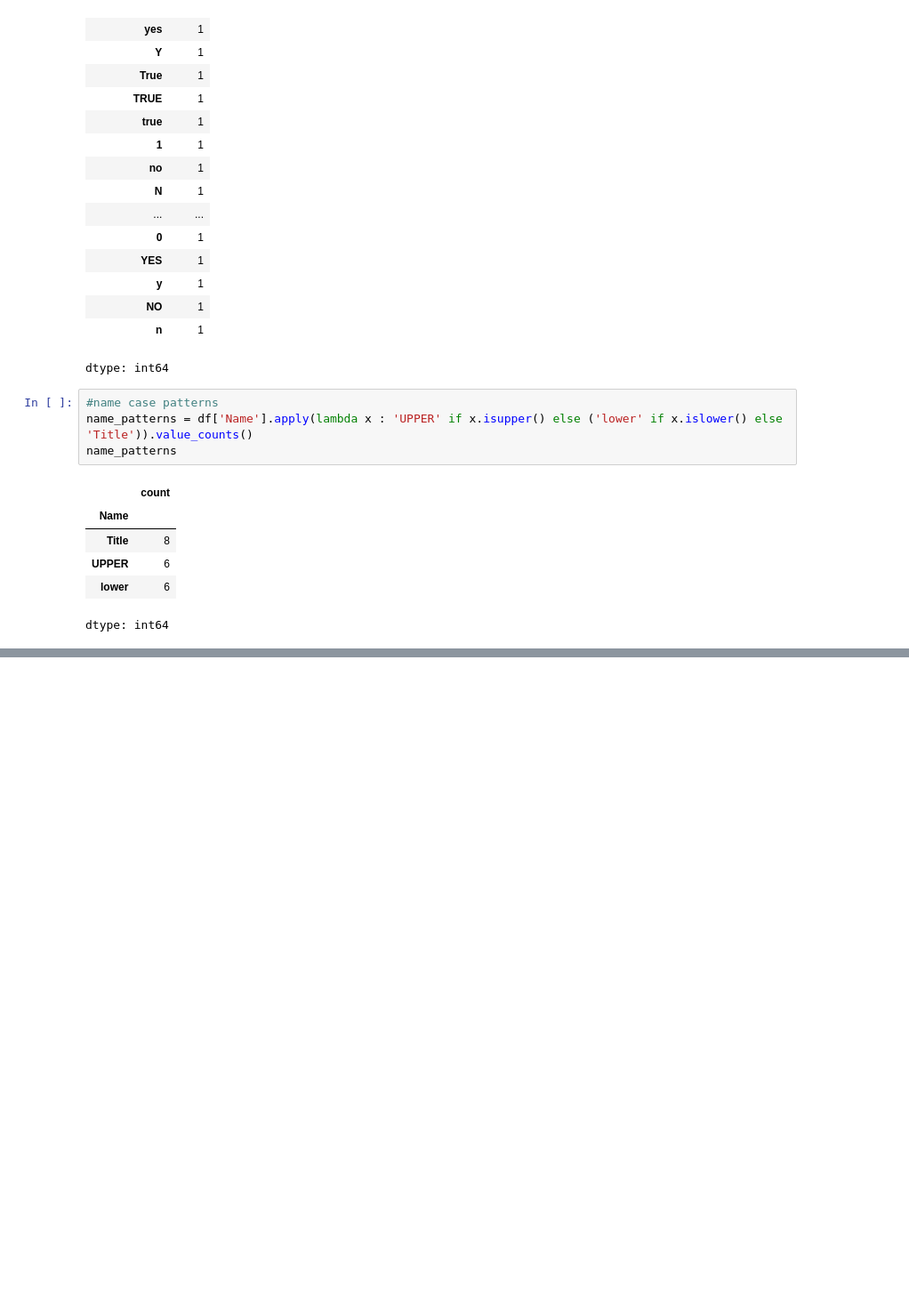
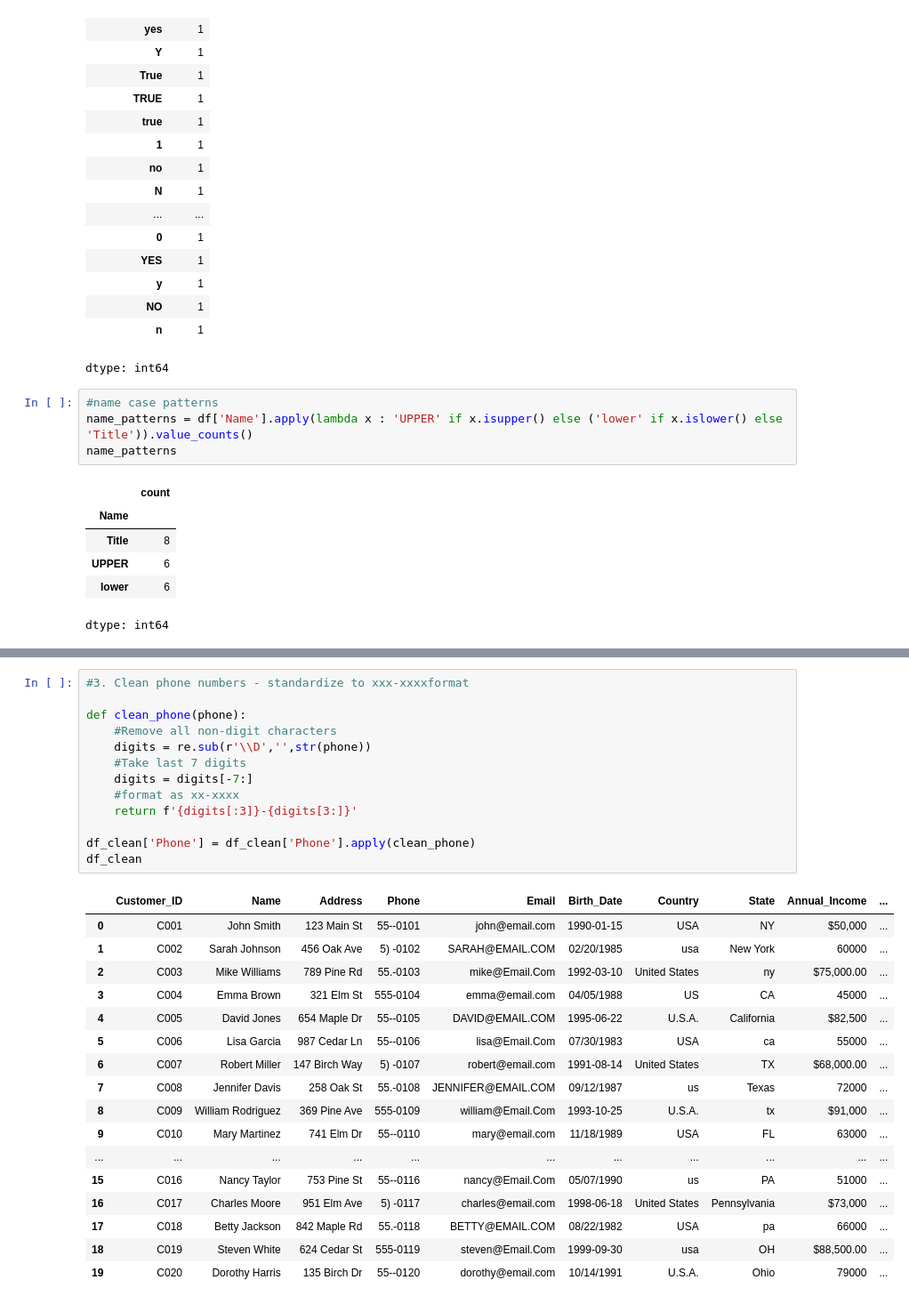
Before and after one commit to Swastika-Roy/Python-concepts, a Jupyter notebook: HandlingInconsistentData.ipynb, the cells around one changed output, grey strips where cells are left out. Shown at 89% size. Drawn from its saved outputs; the diff is of its cells as text; blank space fills up the shorter version.

```diff
--- a/HandlingInconsistentData.ipynb
+++ b/HandlingInconsistentData.ipynb
@@ -206,0 +265,31 @@ axes[1,1].grid(axis='x',alpha=0.3)
+# %%
+#3. Clean phone numbers - standardize to xxx-xxxxformat
+
+def clean_phone(phone):
+    #Remove all non-digit characters
+    digits = re.sub(r'\\D','',str(phone))
+    #Take last 7 digits
+    digits = digits[-7:]
+    #format as xx-xxxx
+    return f'{digits[:3]}-{digits[3:]}'
+
+df_clean['Phone'] = df_clean['Phone'].apply(clean_phone)
+df_clean
+# %% [output]
+|  | Customer_ID | Name | Address | Phone | Email | Birth_Date | Country | State | Annual_Income | ... |
+| 0 | C001 | John Smith | 123 Main St | 55--0101 | john@email.com | 1990-01-15 | USA | NY | $50,000 | ... |
+| 1 | C002 | Sarah Johnson | 456 Oak Ave | 5) -0102 | SARAH@EMAIL.COM | 02/20/1985 | usa | New York | 60000 | ... |
+| 2 | C003 | Mike Williams | 789 Pine Rd | 55.-0103 | mike@Email.Com | 1992-03-10 | United States | ny | $75,000.00 | ... |
+| 3 | C004 | Emma Brown | 321 Elm St | 555-0104 | emma@email.com | 04/05/1988 | US | CA | 45000 | ... |
+| 4 | C005 | David Jones | 654 Maple Dr | 55--0105 | DAVID@EMAIL.COM | 1995-06-22 | U.S.A. | California | $82,500 | ... |
+| 5 | C006 | Lisa Garcia | 987 Cedar Ln | 55--0106 | lisa@Email.Com | 07/30/1983 | USA | ca | 55000 | ... |
+| 6 | C007 | Robert Miller | 147 Birch Way | 5) -0107 | robert@email.com | 1991-08-14 | United States | TX | $68,000.00 | ... |
+| 7 | C008 | Jennifer Davis | 258 Oak St | 55.-0108 | JENNIFER@EMAIL.COM | 09/12/1987 | us | Texas | 72000 | ... |
+| 8 | C009 | William Rodriguez | 369 Pine Ave | 555-0109 | william@Email.Com | 1993-10-25 | U.S.A. | tx | $91,000 | ... |
+| 9 | C010 | Mary Martinez | 741 Elm Dr | 55--0110 | mary@email.com | 11/18/1989 | USA | FL | 63000 | ... |
+| ... | ... | ... | ... | ... | ... | ... | ... | ... | ... | ... |
+| 15 | C016 | Nancy Taylor | 753 Pine St | 55--0116 | nancy@Email.Com | 05/07/1990 | us | PA | 51000 | ... |
+| 16 | C017 | Charles Moore | 951 Elm Ave | 5) -0117 | charles@email.com | 1998-06-18 | United States | Pennsylvania | $73,000 | ... |
+| 17 | C018 | Betty Jackson | 842 Maple Rd | 55.-0118 | BETTY@EMAIL.COM | 08/22/1982 | USA | pa | 66000 | ... |
+| 18 | C019 | Steven White | 624 Cedar St | 555-0119 | steven@Email.Com | 1999-09-30 | usa | OH | $88,500.00 | ... |
+| 19 | C020 | Dorothy Harris | 135 Birch Dr | 55--0120 | dorothy@email.com | 10/14/1991 | U.S.A. | Ohio | 79000 | ... |
```
Also changed, not shown: parts of 7 cells of this notebook.
